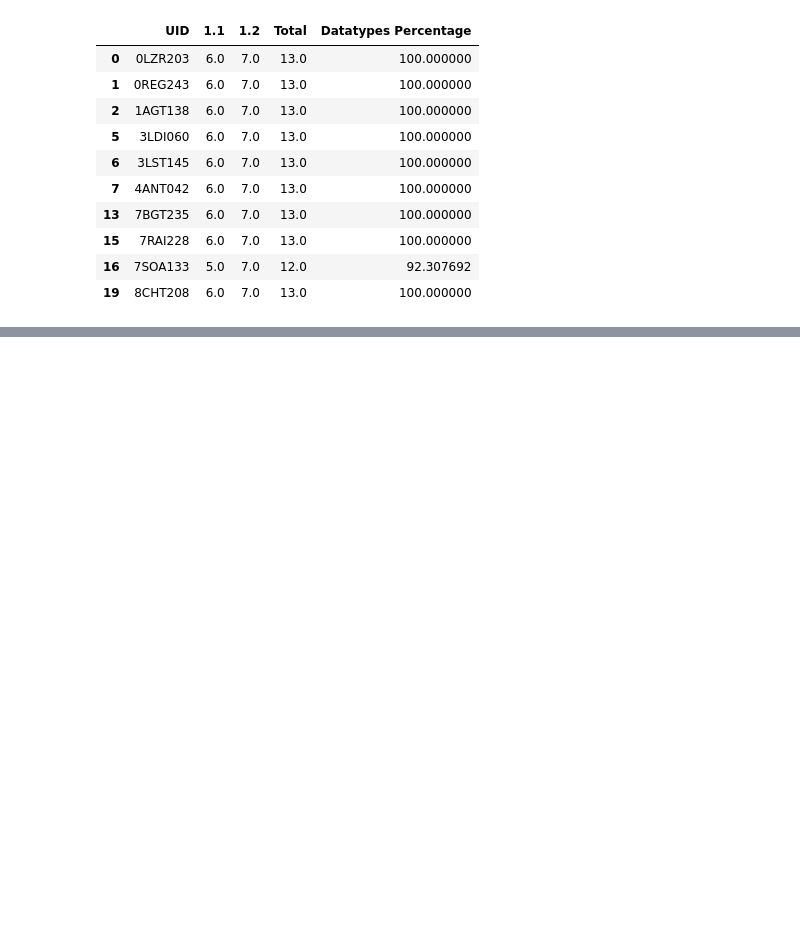
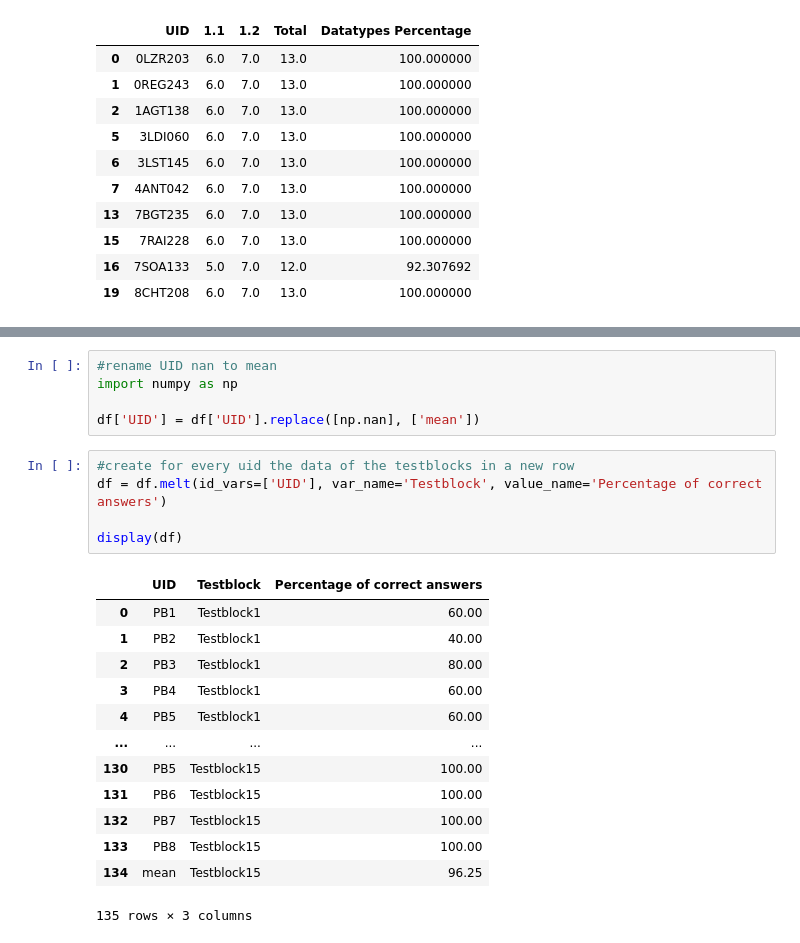
Before and after one commit to gord6/Tapping-into-the-Natural-Language-System-Using-Artificial-Languages-when-Learning-Programming, a Jupyter notebook: descriptive_statistics_2.ipynb, the cells around one changed output, grey strips where cells are left out. Saved outputs shown, nothing was run; the diff lists cells and outputs as text; blank space fills up the shorter version.

```diff
--- a/descriptive_statistics.ipynb
+++ b/descriptive_statistics_2.ipynb
@@ -2036,0 +2142,24 @@ df_datatypes_broca
+# %%
+#rename UID nan to mean
+import numpy as np
+
+df['UID'] = df['UID'].replace([np.nan], ['mean'])
+# %%
+#create for every uid the data of the testblocks in a new row
+df = df.melt(id_vars=['UID'], var_name='Testblock', value_name='Percentage of correct answers')
+
+display(df)
+# %% [output]
+|  | UID | Testblock | Percentage of correct answers |
+| 0 | PB1 | Testblock1 | 60.00 |
+| 1 | PB2 | Testblock1 | 40.00 |
+| 2 | PB3 | Testblock1 | 80.00 |
+| 3 | PB4 | Testblock1 | 60.00 |
+| 4 | PB5 | Testblock1 | 60.00 |
+| ... | ... | ... | ... |
+| 130 | PB5 | Testblock15 | 100.00 |
+| 131 | PB6 | Testblock15 | 100.00 |
+| 132 | PB7 | Testblock15 | 100.00 |
+| 133 | PB8 | Testblock15 | 100.00 |
+| 134 | mean | Testblock15 | 96.25 |
+135 rows × 3 columns
```
Also changed, not shown: parts of 7 cells of this notebook, 7 other files.
